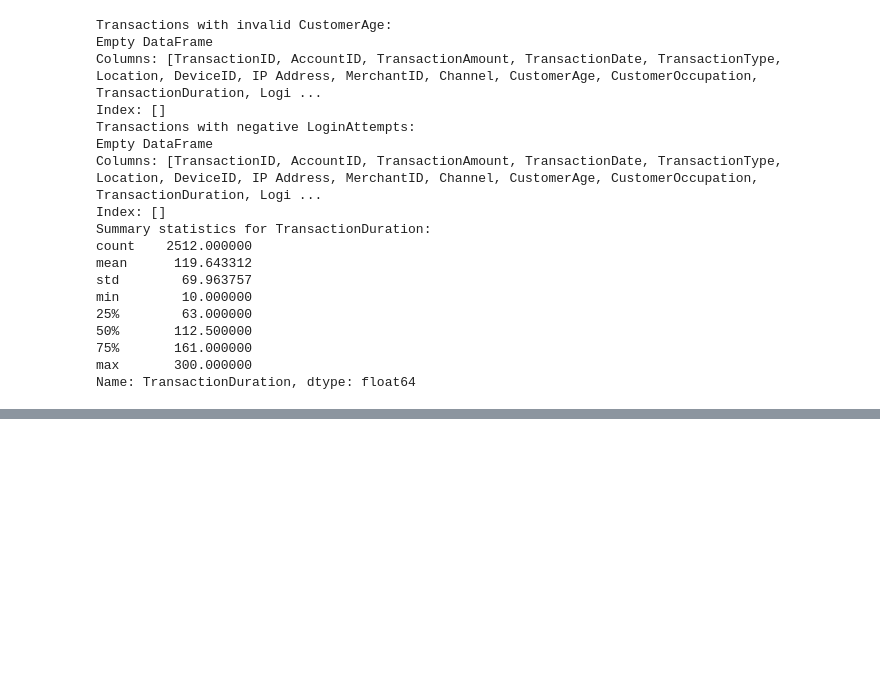
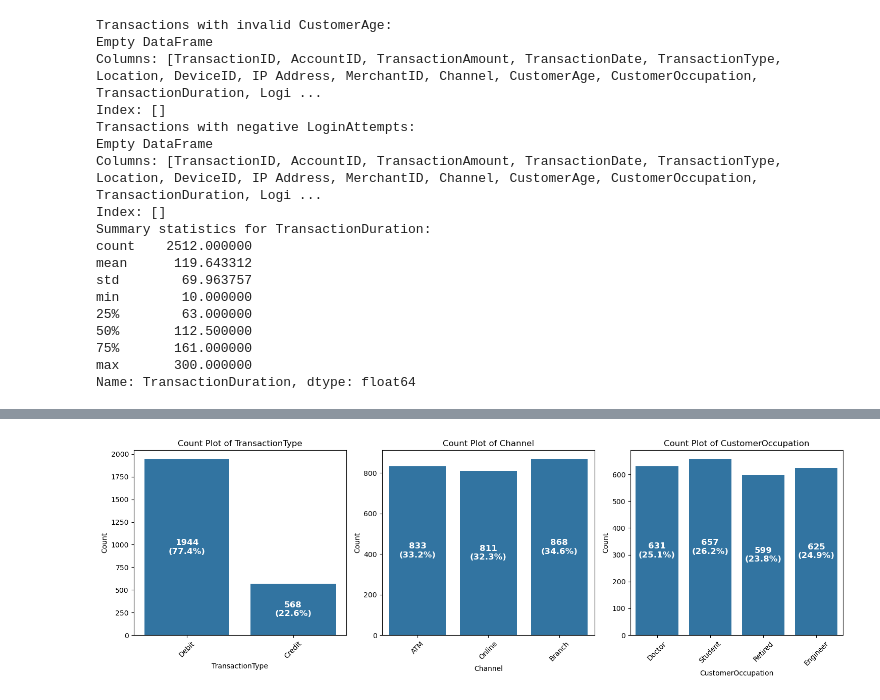
Before and after one commit to kealankuar/bank-fraud-anomaly-detection, a Jupyter notebook: notebooks/EDA.ipynb, the cells around one changed output, grey strips where cells are left out. Saved outputs shown, nothing was run; the diff lists cells and outputs as text; code cells hidden in the pictures; blank space fills up the shorter version.

```diff
--- a/notebooks/EDA.ipynb
+++ b/notebooks/EDA.ipynb
@@ -124,0 +152,32 @@ Name: TransactionDuration, dtype: float64
+# %%
+# List of categorical variables to plot
+cat_vars = ['TransactionType', 'Channel', 'CustomerOccupation']
+
+# Create subplots: one row per categorical variable
+fig, axes = plt.subplots(1, len(cat_vars), figsize=(5 * len(cat_vars), 5))
+
+for i, var in enumerate(cat_vars):
+    ax = axes[i]
+    total = len(data[var])
+    sns.countplot(x=data[var], ax=ax)
+    ax.set_title(f"Count Plot of {var}")
+    ax.set_xlabel(var)
+    ax.set_ylabel("Count")
+    ax.tick_params(axis='x', rotation=45)
+
+    # Annotate each bar: place text at the center of each bar with a larger font size
+    for p in ax.patches:
+        count = p.get_height()
+        percentage = 100 * count / total
+        # Calculate the center position of each bar
+        x = p.get_x() + p.get_width() / 2
+        y = p.get_height() / 2
+        ax.annotate(f'{int(count)}\n({percentage:.1f}%)',
+                    (x, y),
+                    ha='center', va='center',
+                    fontsize=12, fontweight='bold', color='white')
+
+plt.tight_layout()
+plt.show()
+# %% [output]
+[figure, added]
```
Also changed, not shown: parts of 4 cells of this notebook.
